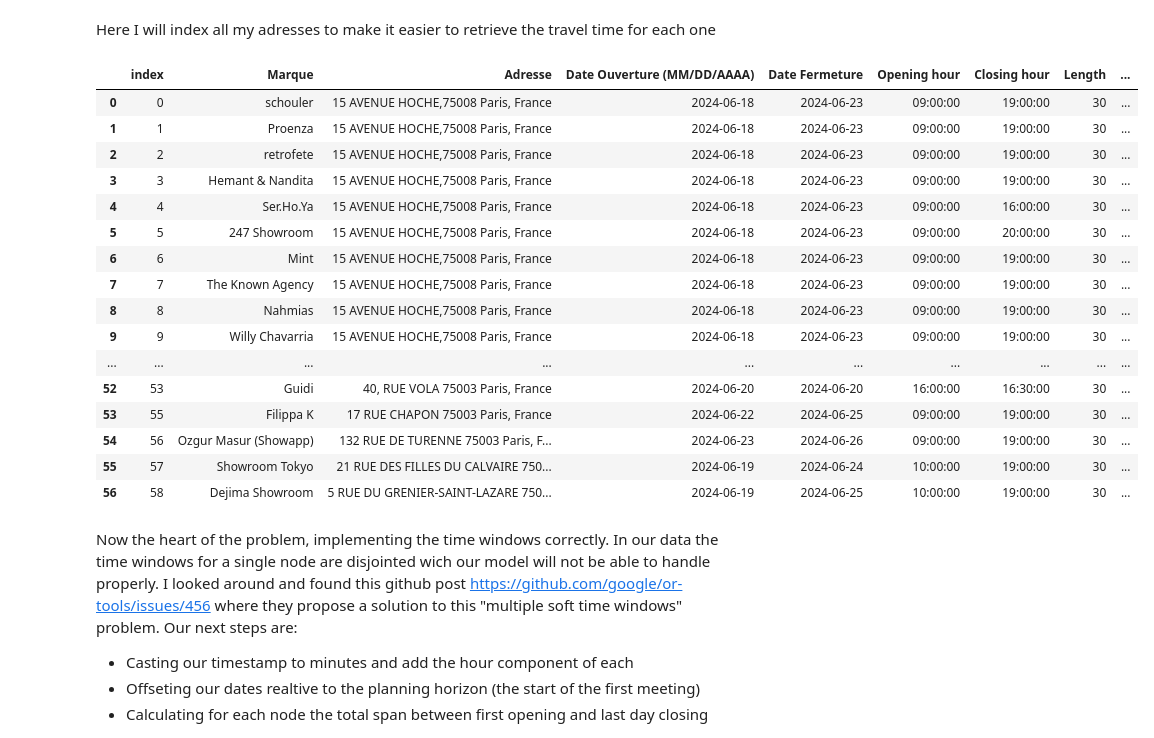
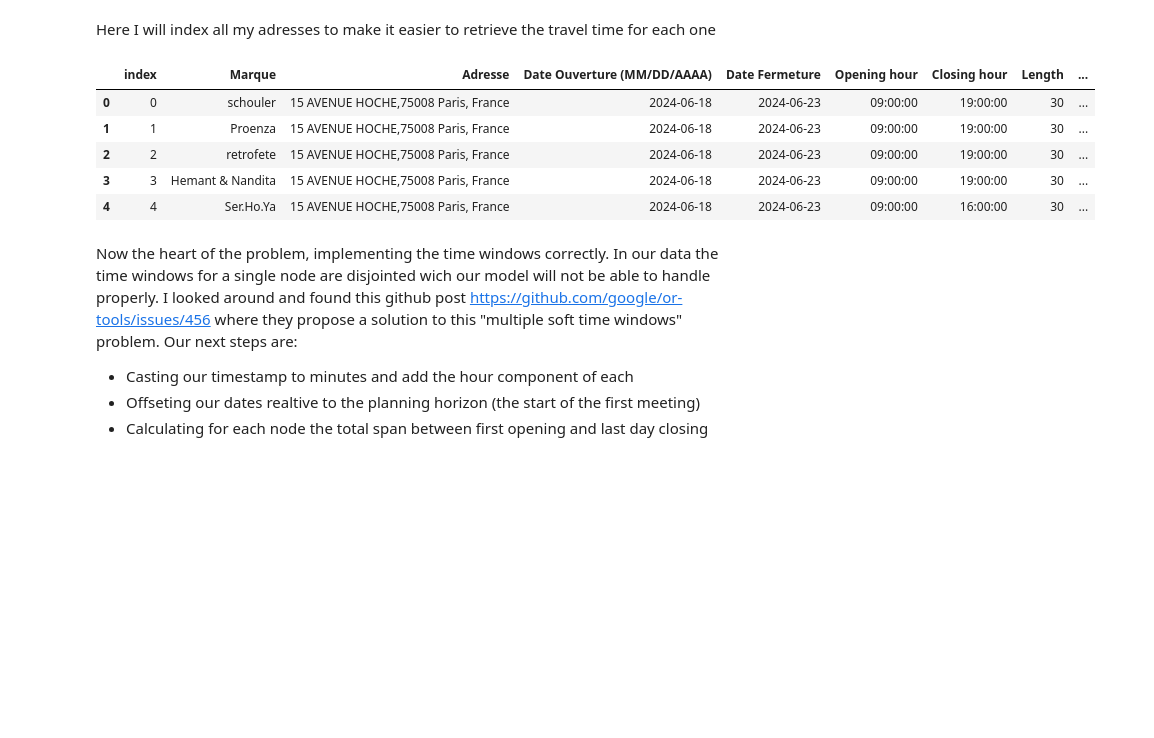
Before and after one commit to codeurEnHerbe/Analysis_and_vrptw, a Jupyter notebook: Transportation problem POC.ipynb, the cells around one changed output. Cells and saved outputs as stored; diff of their text form; code cells hidden in the pictures; blank space fills up the shorter version.

```diff
--- a/Transportation problem POC.ipynb
+++ b/Transportation problem POC.ipynb
@@ -55,27 +55,16 @@ Here I will index all my adresses to make it easier to retrieve the travel time
 # %%
 meetings_df['Adresse'] = meetings_df['Adresse'].str.upper() + ' Paris, France'
 locations = meetings_df['Adresse'].tolist()
 locations_uniq = list(set(locations))
 meetings_df['AdresseIndex'] = meetings_df.apply(lambda row : locations_uniq.index(row['Adresse']), axis=1)
-meetings_df
+meetings_df.head()
 # %% [output]
 |  | index | Marque | Adresse | Date Ouverture (MM/DD/AAAA) | Date Fermeture | Opening hour | Closing hour | Length | ... |
 | 0 | 0 | schouler | 15 AVENUE HOCHE,75008 Paris, France | 2024-06-18 | 2024-06-23 | 09:00:00 | 19:00:00 | 30 | ... |
 | 1 | 1 | Proenza | 15 AVENUE HOCHE,75008 Paris, France | 2024-06-18 | 2024-06-23 | 09:00:00 | 19:00:00 | 30 | ... |
 | 2 | 2 | retrofete | 15 AVENUE HOCHE,75008 Paris, France | 2024-06-18 | 2024-06-23 | 09:00:00 | 19:00:00 | 30 | ... |
 | 3 | 3 | Hemant & Nandita | 15 AVENUE HOCHE,75008 Paris, France | 2024-06-18 | 2024-06-23 | 09:00:00 | 19:00:00 | 30 | ... |
 | 4 | 4 | Ser.Ho.Ya | 15 AVENUE HOCHE,75008 Paris, France | 2024-06-18 | 2024-06-23 | 09:00:00 | 16:00:00 | 30 | ... |
-| 5 | 5 | 247 Showroom | 15 AVENUE HOCHE,75008 Paris, France | 2024-06-18 | 2024-06-23 | 09:00:00 | 20:00:00 | 30 | ... |
-| 6 | 6 | Mint | 15 AVENUE HOCHE,75008 Paris, France | 2024-06-18 | 2024-06-23 | 09:00:00 | 19:00:00 | 30 | ... |
-| 7 | 7 | The Known Agency | 15 AVENUE HOCHE,75008 Paris, France | 2024-06-18 | 2024-06-23 | 09:00:00 | 19:00:00 | 30 | ... |
-| 8 | 8 | Nahmias | 15 AVENUE HOCHE,75008 Paris, France | 2024-06-18 | 2024-06-23 | 09:00:00 | 19:00:00 | 30 | ... |
-| 9 | 9 | Willy Chavarria | 15 AVENUE HOCHE,75008 Paris, France | 2024-06-18 | 2024-06-23 | 09:00:00 | 19:00:00 | 30 | ... |
-| ... | ... | ... | ... | ... | ... | ... | ... | ... | ... |
-| 52 | 53 | Guidi | 40, RUE VOLA 75003 Paris, France | 2024-06-20 | 2024-06-20 | 16:00:00 | 16:30:00 | 30 | ... |
-| 53 | 55 | Filippa K | 17 RUE CHAPON 75003 Paris, France | 2024-06-22 | 2024-06-25 | 09:00:00 | 19:00:00 | 30 | ... |
-| 54 | 56 | Ozgur Masur (Showapp) | 132 RUE DE TURENNE 75003 Paris, F... | 2024-06-23 | 2024-06-26 | 09:00:00 | 19:00:00 | 30 | ... |
-| 55 | 57 | Showroom Tokyo | 21 RUE DES FILLES DU CALVAIRE 750... | 2024-06-19 | 2024-06-24 | 10:00:00 | 19:00:00 | 30 | ... |
-| 56 | 58 | Dejima Showroom | 5 RUE DU GRENIER-SAINT-LAZARE 750... | 2024-06-19 | 2024-06-25 | 10:00:00 | 19:00:00 | 30 | ... |
 # %% [markdown]
 Now the heart of the problem, implementing the time windows correctly. In our data the time windows for a single node are disjointed wich our model will not be able to handle properly. I looked around and found this github post https://github.com/google/or-tools/issues/456 where they propose a solution to this "multiple soft time windows" problem.
 Our next steps are:
```
Also changed, not shown: parts of 6 cells of this notebook.
